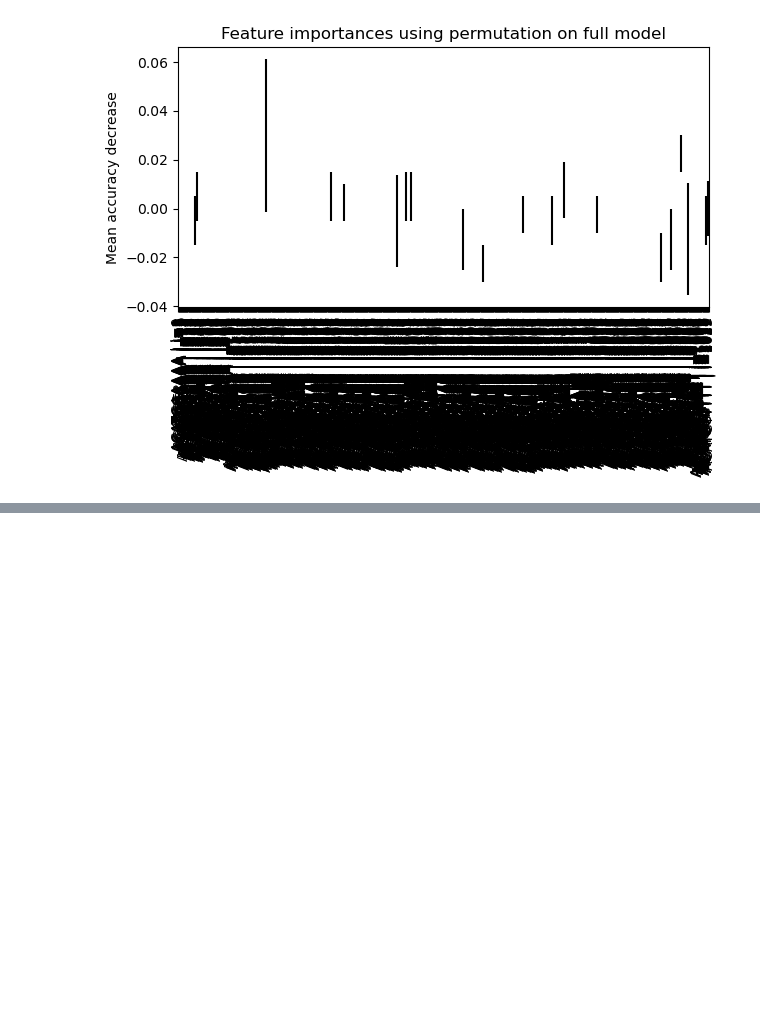
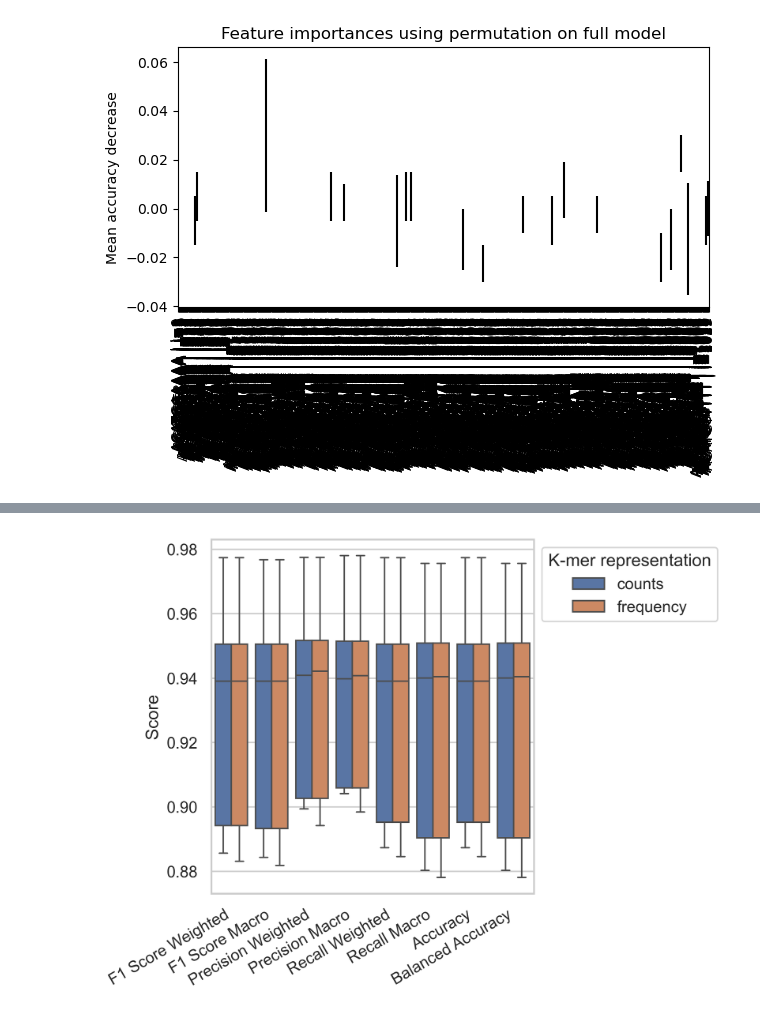
Before and after one commit to TorbjornBak/ML-bacterial-phenotyping, a Jupyter notebook: notebooks/results_AMR_data.ipynb, the cells around one changed output, grey strips where cells are left out. Saved outputs shown, nothing was run; the diff lists cells and outputs as text; code cells hidden in the pictures; blank space fills up the shorter version.

```diff
--- a/notebooks/results_AMR_data.ipynb
+++ b/notebooks/results_AMR_data.ipynb
@@ -274,0 +578,62 @@ plt.show()
+# %%
+# Counts
+import glob, os
+path_baselines_counts = "../results/AMR_gentamicin/baselines/grouped/counts_vs_frequencies/"
+df_baselines_counts = pd.concat((read_series_csv(path) for path in glob.glob(os.path.join(path_baselines_counts, "tmp_result_counts*.csv"))))
+df_baselines_counts = format_df(df_baselines_counts, metric_cols = [
+                "f1_score_weighted","f1_score_macro","precision_weighted","precision_macro",
+                "recall_weighted","recall_macro","accuracy","balanced_accuracy"
+                ])
+df_baselines_counts["embedding_class"] = "counts"
+
+
+# Frequency
+path_baselines_frequency = "../results/AMR_gentamicin/baselines/grouped/counts_vs_frequencies/"
+df_baselines_frequency = pd.concat((read_series_csv(path) for path in glob.glob(os.path.join(path_baselines_frequency, "tmp_result_frequency*.csv"))))
+df_baselines_frequency = format_df(df_baselines_frequency, metric_cols = [
+                "f1_score_weighted","f1_score_macro","precision_weighted","precision_macro",
+                "recall_weighted","recall_macro","accuracy","balanced_accuracy"
+                ])
+df_baselines_frequency["embedding_class"] = "frequency"
+# %%
+sns.set_theme(style="whitegrid")
+fig, ax = plt.subplots(figsize=(4, 5), dpi = 400)
+df = pd.concat([df_baselines_counts, df_baselines_frequency])
+
+df_long = (
+    df.reset_index()
+    .melt(
+        id_vars = ["index", "seed","model_name", "embedding_class"],
+        value_vars=["f1_score_weighted","f1_score_macro","precision_weighted","precision_macro",
+                "recall_weighted","recall_macro","accuracy","balanced_accuracy"],
+        var_name = "score_type",
+        value_name="score")
+    )
+
+
+#ax = sns.swarmplot(data = df_long, x= "score_type", y = "score", hue = "embedding_class")
+ax = sns.boxplot(data=df_long, x= "score_type", y = "score",fill=True, hue = "embedding_class")
+#
+# ax.set_title('Balanced accuracy for Gentamicin Resistance Prediction Task')
+ax.set_ylabel('Score')
+ax.set_xlabel(None)
+
+
+handles, labels = ax.get_legend_handles_labels()
+# sort both labels and handles by labels
+labels, handles = zip(*sorted(zip(labels, handles), key=lambda t: t[0]))
+ax.legend(handles, labels,bbox_to_anchor=(1, 1), title = "K-mer representation" )
+
+plt.gcf().autofmt_xdate()
+new_labels = [
+    lbl.get_text().replace("_", " ").title()
+    for lbl in ax.get_xticklabels()
+]
+
+ax = ax.set_xticklabels(new_labels)
+#plt.tight_layout()
+#plt.savefig("file.jpeg", edgecolor='black', dpi=400, facecolor='black', transparent=True)
+#ax.set_xlabel('Model architecture')
+# Color
+# %% [output]
+[figure, added]
```
Also changed, not shown: parts of 37 cells of this notebook, 2 other files.
